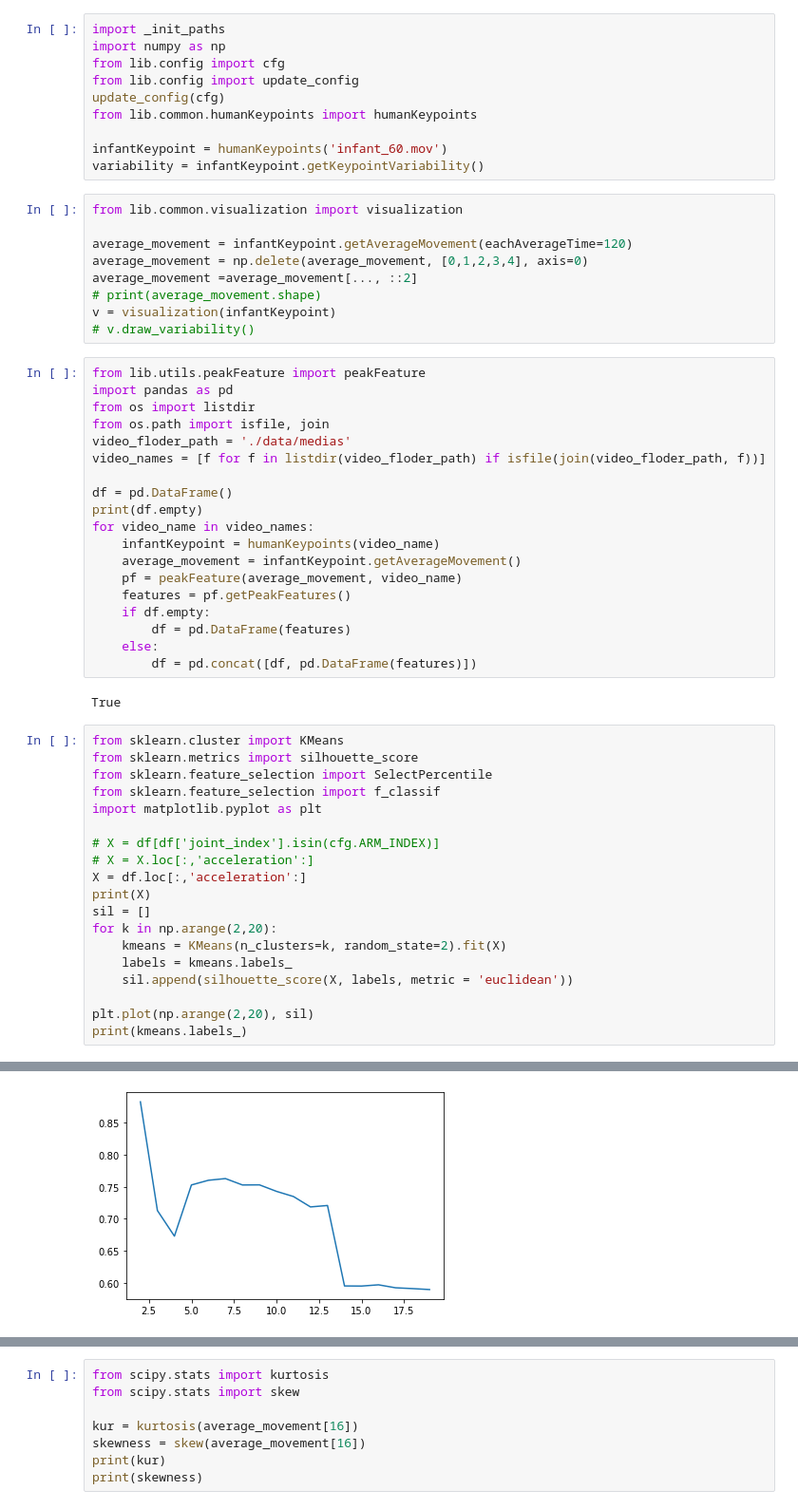
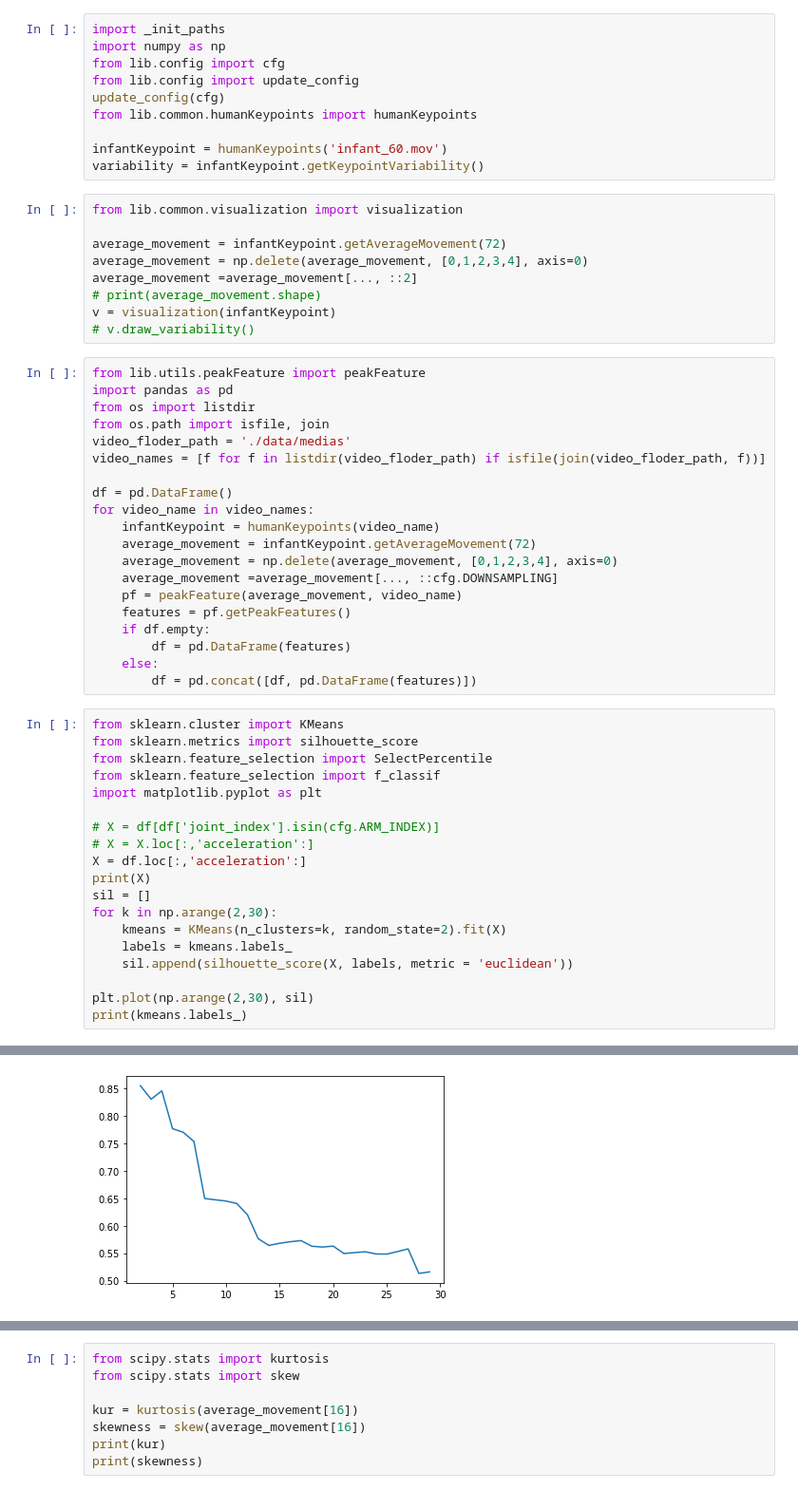
Before and after one commit to asdzxc55888/Post-Verification, a Jupyter notebook: feature_test.ipynb, the cells around one changed output, grey strips where cells are left out. Shown at 95% size. Drawn from its saved outputs; the diff is of its cells as text.

```diff
--- a/feature_test.ipynb
+++ b/feature_test.ipynb
@@ -11,7 +11,7 @@ variability = infantKeypoint.getKeypointVariability()
 # %%
 from lib.common.visualization import visualization
 
-average_movement = infantKeypoint.getAverageMovement(eachAverageTime=120)
+average_movement = infantKeypoint.getAverageMovement(72)
 average_movement = np.delete(average_movement, [0,1,2,3,4], axis=0)
 average_movement =average_movement[..., ::2]
 # print(average_movement.shape)
@@ -26,18 +26,17 @@ video_floder_path = './data/medias'
 video_names = [f for f in listdir(video_floder_path) if isfile(join(video_floder_path, f))]
 
 df = pd.DataFrame()
-print(df.empty)
 for video_name in video_names:
     infantKeypoint = humanKeypoints(video_name)
-    average_movement = infantKeypoint.getAverageMovement()
+    average_movement = infantKeypoint.getAverageMovement(72)
+    average_movement = np.delete(average_movement, [0,1,2,3,4], axis=0)
+    average_movement =average_movement[..., ::cfg.DOWNSAMPLING]
     pf = peakFeature(average_movement, video_name)
     features = pf.getPeakFeatures()
     if df.empty:
         df = pd.DataFrame(features)
     else:
         df = pd.concat([df, pd.DataFrame(features)])
-# %% [output]
-True
 # %%
 from sklearn.cluster import KMeans
 from sklearn.metrics import silhouette_score
@@ -50,11 +49,11 @@ import matplotlib.pyplot as plt
 X = df.loc[:,'acceleration':]
 print(X)
 sil = []
-for k in np.arange(2,20):
+for k in np.arange(2,30):
     kmeans = KMeans(n_clusters=k, random_state=2).fit(X)
     labels = kmeans.labels_
     sil.append(silhouette_score(X, labels, metric = 'euclidean'))
 
-plt.plot(np.arange(2,20), sil)
+plt.plot(np.arange(2,30), sil)
 print(kmeans.labels_)
 # %% [output]
@@ -78 +77 @@ print(kmeans.labels_)
-[figure, old version]
+[figure, new version]
```
Also changed, not shown: parts of 10 cells of this notebook, 3 other files.
